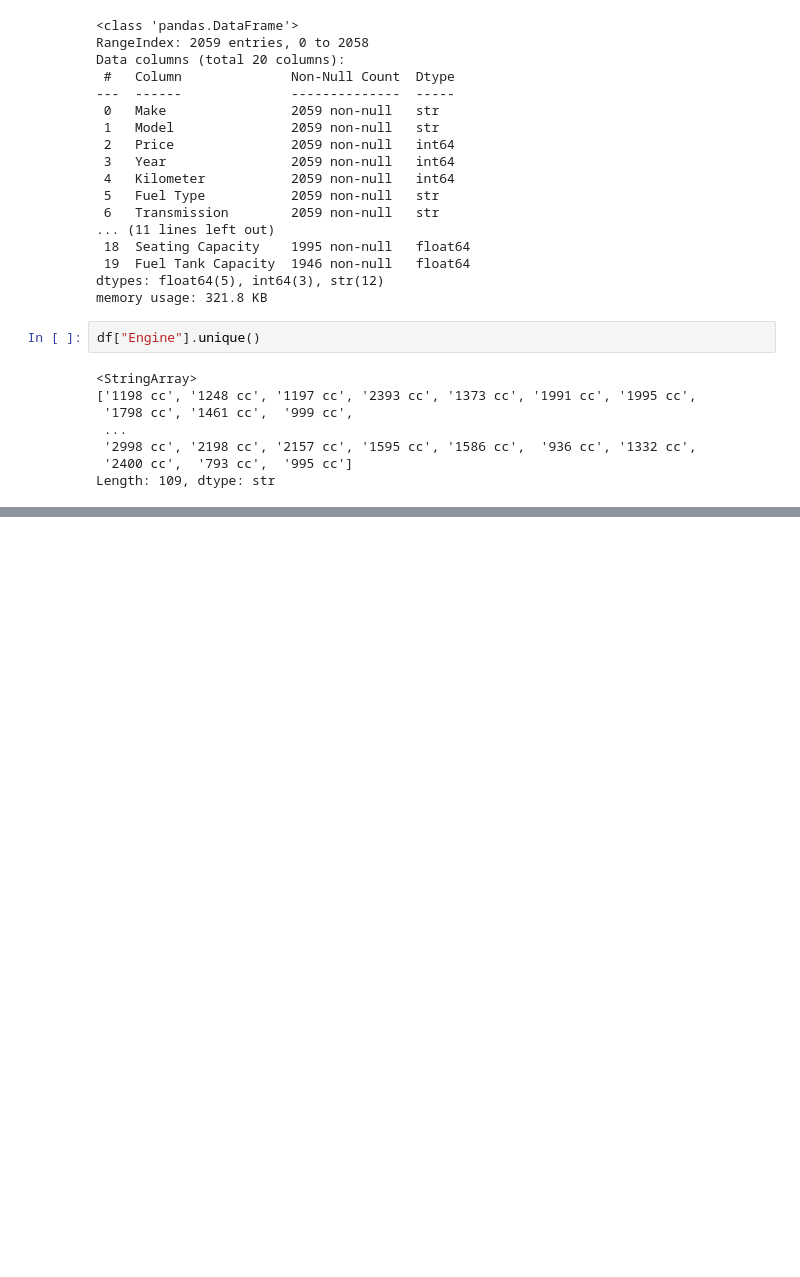
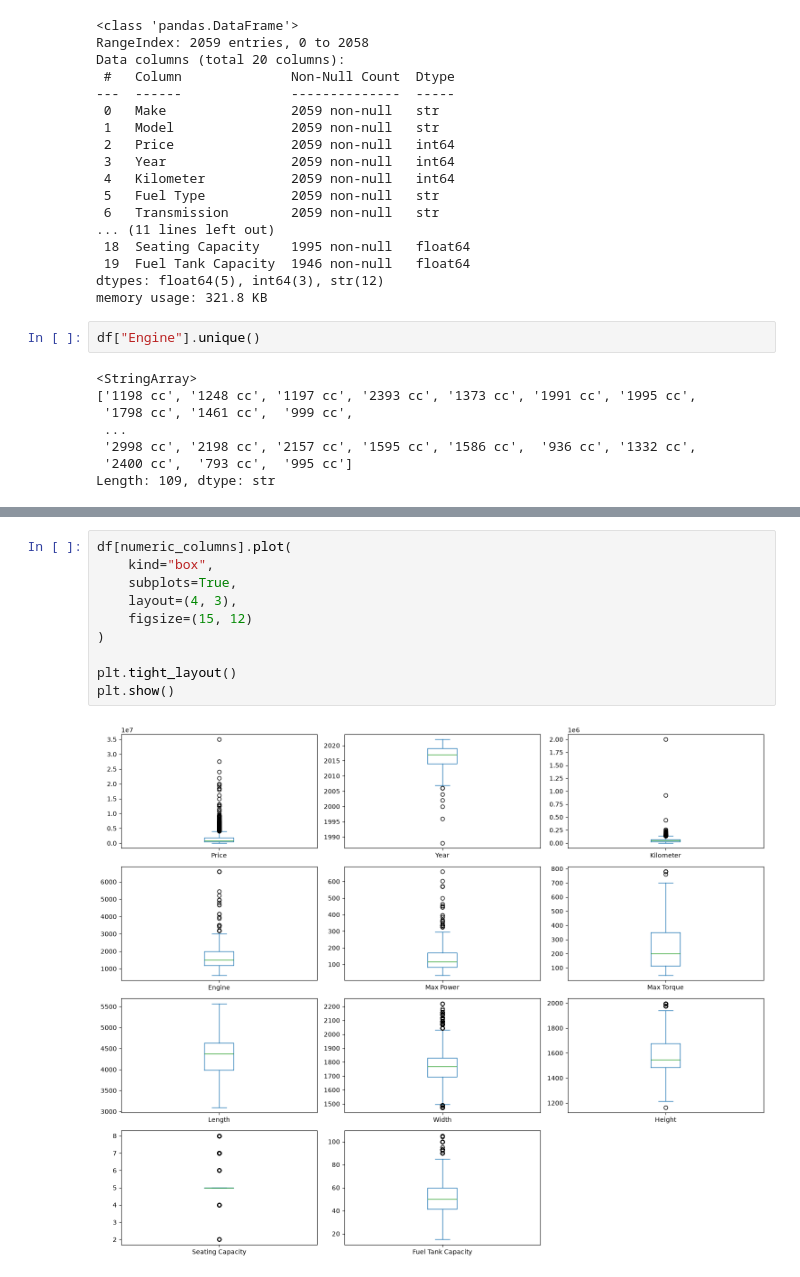
Before and after one commit to aarya25dh/analyzing-selling-price-of-used-cars-using-python, a Jupyter notebook: notebooks/cars.ipynb, the cells around one changed output, grey strips where cells are left out. Cells and saved outputs as stored; diff of their text form; blank space fills up the shorter version.

```diff
--- a/notebooks/cars.ipynb
+++ b/notebooks/cars.ipynb
@@ -145,0 +158,12 @@ max                 105.0
+# %%
+df[numeric_columns].plot(
+    kind="box",
+    subplots=True,
+    layout=(4, 3),
+    figsize=(15, 12)
+)
+
+plt.tight_layout()
+plt.show()
+# %% [output]
+[figure, added]
```
Also changed, not shown: parts of 27 cells of this notebook, 3 other files.
